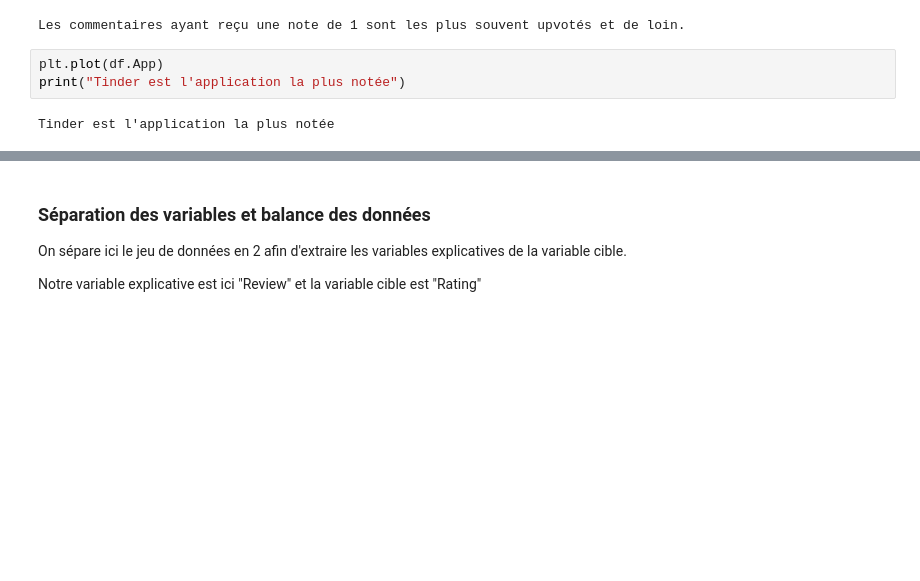
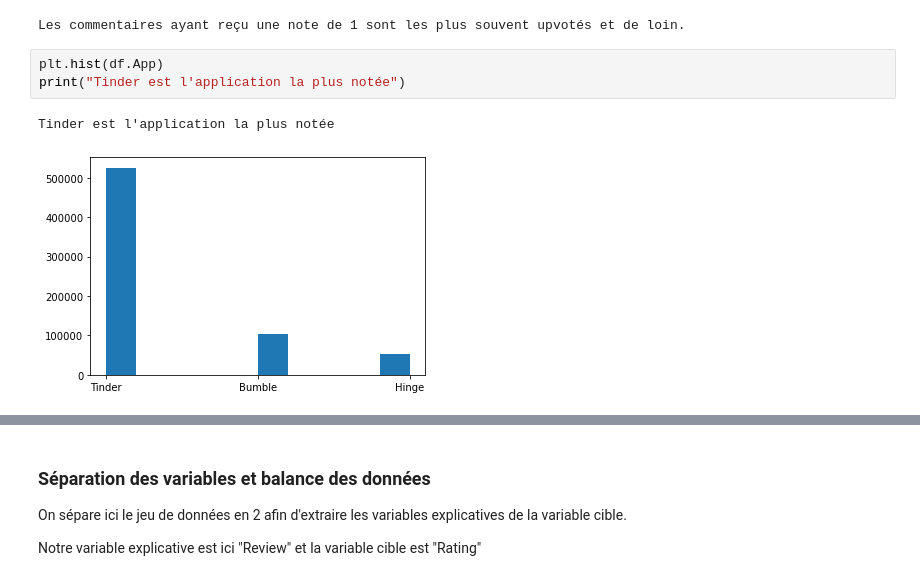
Before and after one commit to SimonCariou/text_analysis_ML, a Jupyter notebook: main.ipynb, the cells around one changed output, grey strips where cells are left out. Saved outputs shown, nothing was run; the diff lists cells and outputs as text; blank space fills up the shorter version.

```diff
--- a/main.ipynb
+++ b/main.ipynb
@@ -130,7 +130,8 @@ print("Les commentaires ayant reçu une note de 1 sont les plus souvent upvotés
 [figure]
 Les commentaires ayant reçu une note de 1 sont les plus souvent upvotés et de loin.
 # %%
-plt.plot(df.App)
+plt.hist(df.App)
 print("Tinder est l'application la plus notée")
 # %% [output]
 Tinder est l'application la plus notée
+[figure, added]
```
Also changed, not shown: parts of 1 cell of this notebook.
